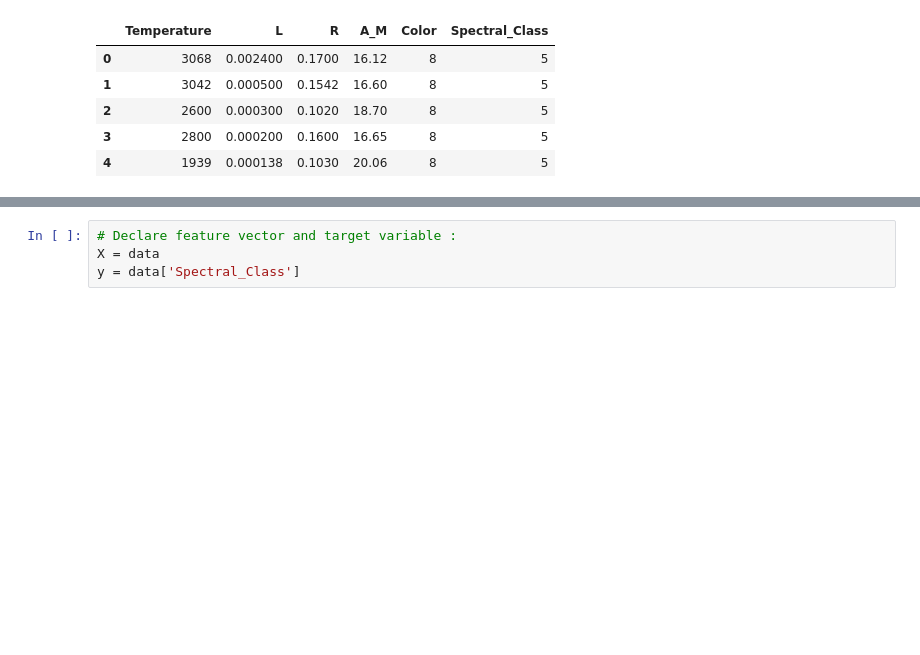
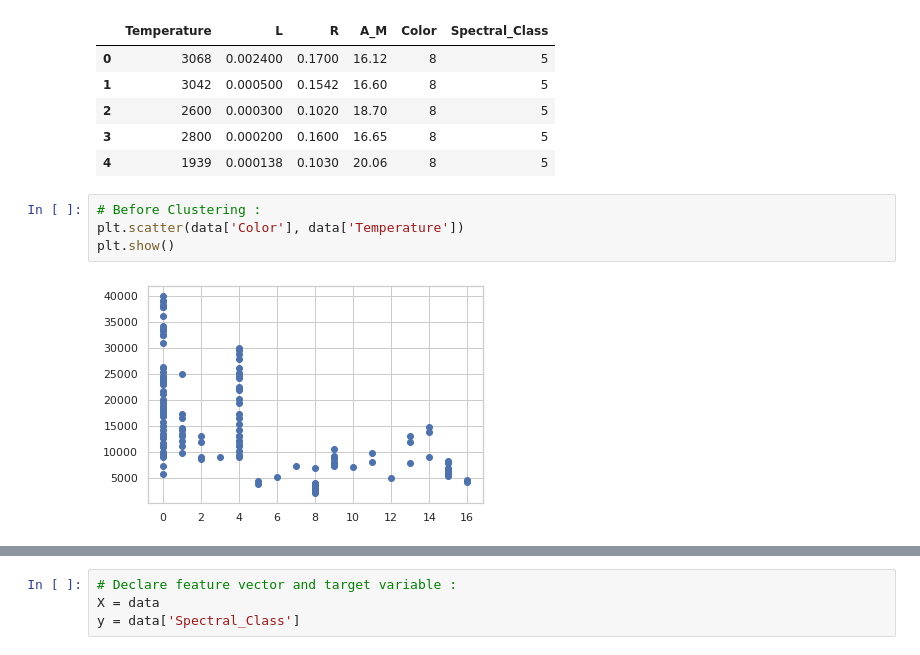
Before and after one commit to mohmaed7777/K-means-for-clustering-the-Stars-Typs, a Jupyter notebook: Clustering_Stars_Types.ipynb, the cells around one changed output, grey strips where cells are left out. Saved outputs shown, nothing was run; the diff lists cells and outputs as text; blank space fills up the shorter version.

```diff
--- a/Clustering_Stars_Types.ipynb
+++ b/Clustering_Stars_Types.ipynb
@@ -203,3 +204,9 @@ data.head()
 | 2 | 2600 | 0.000300 | 0.1020 | 18.70 | 8 | 5 |
 | 3 | 2800 | 0.000200 | 0.1600 | 16.65 | 8 | 5 |
 | 4 | 1939 | 0.000138 | 0.1030 | 20.06 | 8 | 5 |
+# %%
+# Before Clustering :
+plt.scatter(data['Color'], data['Temperature'])
+plt.show()
+# %% [output]
+[figure, added]
```
Also changed, not shown: parts of 12 cells of this notebook.
